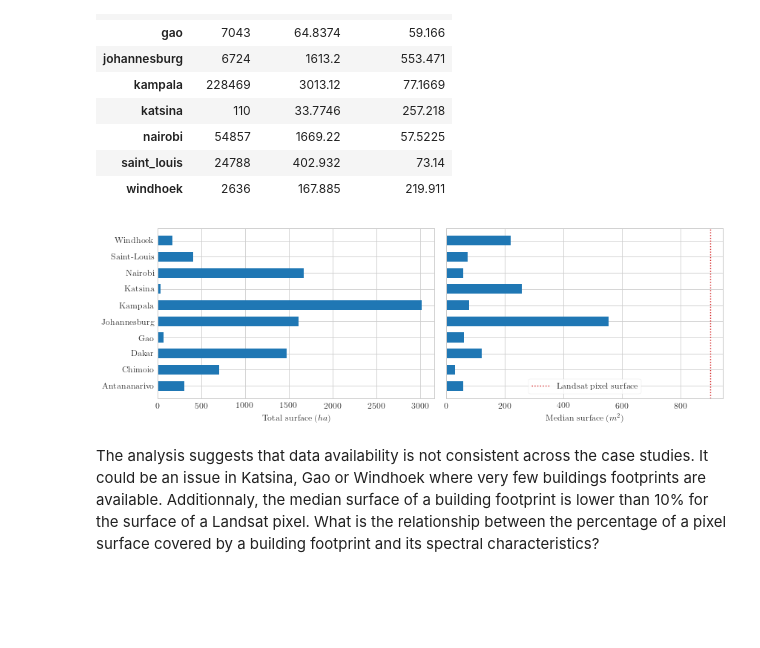
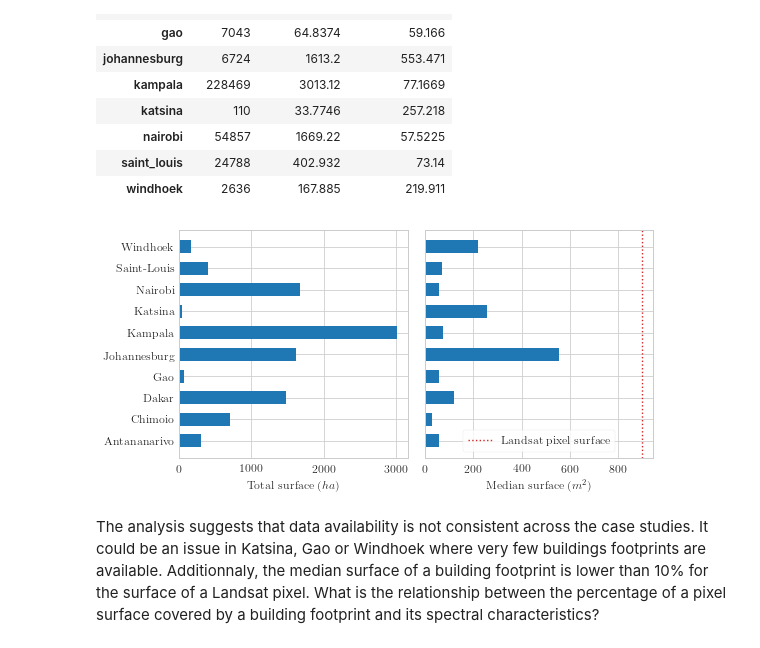
Before and after one commit to yannforget/builtup-classification-osm, a Jupyter notebook: notebooks/03-Buildings_Footprints.ipynb, the cells around one changed output. Drawn from its saved outputs; the diff is of its cells as text; code cells hidden in the pictures; blank space fills up the shorter version.

```diff
--- a/notebooks/03-Buildings_Footprints.ipynb
+++ b/notebooks/03-Buildings_Footprints.ipynb
@@ -49,7 +49,7 @@ plt.rc('text', usetex=True)
 Data availability can be expressed in terms of: (1) the number of objects (polygons), and (2) the total surface of the objects. Additionnaly, the median surface of the buildings footprints is computed for each case study in order to compare it to the surface of a Landsat pixel.
 # %%
 availability = pd.DataFrame(index=CITIES, columns=['Polygons', 'Total surface', 'Median surface'])
-progress = tqdm(total=len(CITIES))
+#progress = tqdm(total=len(CITIES))
 
 for city_name in CITIES:
 
@@ -58,6 +58,6 @@ for city_name in CITIES:
     availability.at[(city_name, 'Polygons')] = len(buildings)
     availability.at[(city_name, 'Total surface')] = buildings.area.sum() * 1e-4  # In hectares
     availability.at[(city_name, 'Median surface')] = np.median(buildings.area)  # In m2
-    progress.update(1)
+    #progress.update(1)
 
-progress.close()
+#progress.close()
@@ -80,27 +76,27 @@ availability
 | saint_louis | 24788 | 402.932 | 73.14 |
 | windhoek | 2636 | 167.885 | 219.911 |
 # %%
-f, axes = plt.subplots(1, 2, figsize=(12, 4), sharey=True)
+f, axes = plt.subplots(1, 2, figsize=(8, 4), sharey=True)
 
 x = np.arange(len(availability.index))
 heights = availability['Total surface']
 width = 0.6
 axes[0].barh(x, heights, width)
 axes[0].set_yticks(x)
 axes[0].set_yticklabels([pretty(city) for city in availability.index])
 axes[0].set_xlabel('Total surface ($ha$)')
 
 heights = availability['Median surface']
 axes[1].barh(x, heights, width)
 axes[1].set_xlabel('Median surface ($m^2$)')
 axes[1].axvline(x=900, color='C3', linestyle=':', label='Landsat pixel surface')
 axes[1].legend(frameon=True)
 
 f.tight_layout()
 f.savefig('../paper/figures/buildings_availability.png')
 f.savefig('../paper/figures/buildings_availability.pdf');
 # %% [output]
-[figure, old version]
+[figure, new version]
 # %% [markdown]
 The analysis suggests that data availability is not consistent across the case studies. It could be an issue in Katsina, Gao or Windhoek where very few buildings footprints are available. Additionnaly, the median surface of a building footprint is lower than 10% for the surface of a Landsat pixel. What is the relationship between the percentage of a pixel surface covered by a building footprint and its spectral characteristics?
 # %% [markdown]
```
Also changed, not shown: parts of 3 cells of this notebook, 4 other files.
